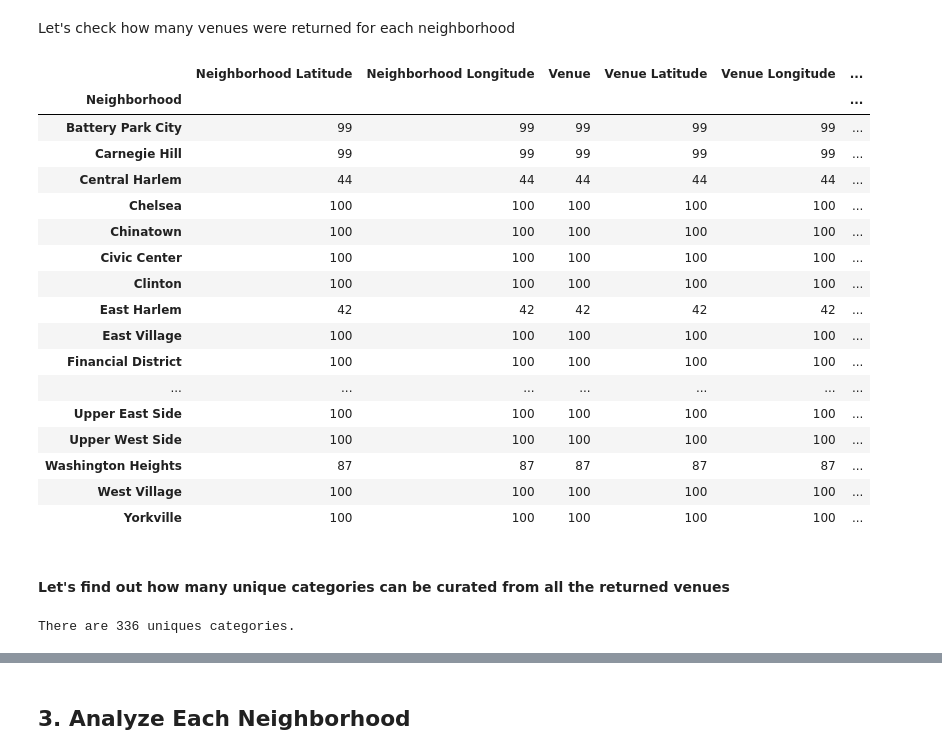
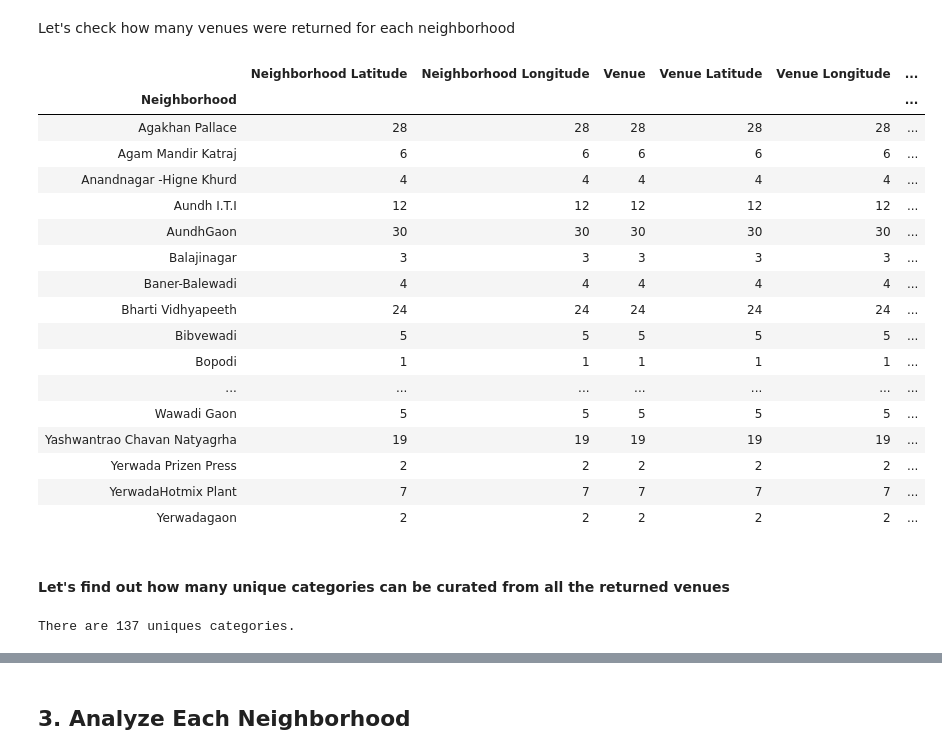
Before and after one commit to IshanDaga/Coursera_Capstone, a Jupyter notebook: DP0701EN-3-3-2-Neighborhoods-New-York-py-v1.0.ipynb, the cells around one changed output, grey strips where cells are left out. Cells and saved outputs as stored; diff of their text form; code cells hidden in the pictures.

```diff
--- a/DP0701EN-3-3-2-Neighborhoods-New-York-py-v1.0.ipynb
+++ b/DP0701EN-3-3-2-Neighborhoods-New-York-py-v1.0.ipynb
@@ -160,11 +238,10 @@ The dataframe has 5 boroughs and 306 neighborhoods.
 # %% [markdown]
 In order to define an instance of the geocoder, we need to define a user_agent. We will name our agent <em>ny_explorer</em>, as shown below.
 # %%
-address = 'New York City, NY'
+address = 'Pune, Maharashtra'
 
-geolocator = Nominatim(user_agent="ny_explorer")
-location = geolocator.geocode(address)
-latitude = location.latitude
-longitude = location.longitude
-print('The geograpical coordinate of New York City are {}, {}.'.format(latitude, longitude))
+geocode_result = gmaps.geocode(address)
+latitude = geocode_result[0]["geometry"]["location"]["lat"]
+longitude = geocode_result[0]["geometry"]["location"]["lng"]
+print('The geograpical coordinates of Pune City are {}, {}.'.format(latitude, longitude))
 # %% [output]
@@ -223,18 +300,0 @@ As we did with all of New York City, let's visualizat Manhattan the neighborhood
-# %%
-# create map of Manhattan using latitude and longitude values
-map_manhattan = folium.Map(location=[latitude, longitude], zoom_start=11)
-
-# add markers to map
-for lat, lng, label in zip(manhattan_data['Latitude'], manhattan_data['Longitude'], manhattan_data['Neighborhood']):
-    label = folium.Popup(label, parse_html=True)
-    folium.CircleMarker(
-        [lat, lng],
-        radius=5,
-        popup=label,
-        color='blue',
-        fill=True,
-        fill_color='#3186cc',
-        fill_opacity=0.7,
-        parse_html=False).add_to(map_manhattan)
-
-map_manhattan
@@ -267,10 +315,10 @@ manhattan_data.loc[0, 'Neighborhood']
 # %% [markdown]
 Get the neighborhood's latitude and longitude values.
 # %%
-neighborhood_latitude = manhattan_data.loc[0, 'Latitude'] # neighborhood latitude value
-neighborhood_longitude = manhattan_data.loc[0, 'Longitude'] # neighborhood longitude value
+neighborhood_latitude = df_loc.loc[0, 'Latitude'] # neighborhood latitude value
+neighborhood_longitude = df_loc.loc[0, 'Longitude'] # neighborhood longitude value
 
-neighborhood_name = manhattan_data.loc[0, 'Neighborhood'] # neighborhood name
+neighborhood_name = df_loc.loc[0, 'Ward Name'] # neighborhood name
 
 print('Latitude and longitude values of {} are {}, {}.'.format(neighborhood_name,
                                                                neighborhood_latitude,
@@ -435,8 +458,8 @@ def getNearbyVenues(names, latitudes, longitudes, radius=500):
 # %%
 # type your answer here
 
-manhattan_venues = getNearbyVenues(names=manhattan_data['Neighborhood'],
-                                   latitudes=manhattan_data['Latitude'],
-                                   longitudes=manhattan_data['Longitude']
+Pune_venues = getNearbyVenues(names=df_loc['Ward Name'],
+                                   latitudes=df_loc['Latitude'],
+                                   longitudes=df_loc['Longitude']
                                   )
 # %% [output]
@@ -473,32 +496,32 @@ manhattan_venues.head()
 # %% [markdown]
 Let's check how many venues were returned for each neighborhood
 # %%
-manhattan_venues.groupby('Neighborhood').count()
+Pune_venues.groupby('Neighborhood').count()
 # %% [output]
 |  | Neighborhood Latitude | Neighborhood Longitude | Venue | Venue Latitude | Venue Longitude | ... |
 | Neighborhood |  |  |  |  |  | ... |
-| Battery Park City | 99 | 99 | 99 | 99 | 99 | ... |
-| Carnegie Hill | 99 | 99 | 99 | 99 | 99 | ... |
-| Central Harlem | 44 | 44 | 44 | 44 | 44 | ... |
-| Chelsea | 100 | 100 | 100 | 100 | 100 | ... |
-| Chinatown | 100 | 100 | 100 | 100 | 100 | ... |
-| Civic Center | 100 | 100 | 100 | 100 | 100 | ... |
-| Clinton | 100 | 100 | 100 | 100 | 100 | ... |
-| East Harlem | 42 | 42 | 42 | 42 | 42 | ... |
-| East Village | 100 | 100 | 100 | 100 | 100 | ... |
-| Financial District | 100 | 100 | 100 | 100 | 100 | ... |
+| Agakhan Pallace | 28 | 28 | 28 | 28 | 28 | ... |
+| Agam Mandir Katraj | 6 | 6 | 6 | 6 | 6 | ... |
+| Anandnagar -Higne Khurd | 4 | 4 | 4 | 4 | 4 | ... |
+| Aundh I.T.I | 12 | 12 | 12 | 12 | 12 | ... |
+| AundhGaon | 30 | 30 | 30 | 30 | 30 | ... |
+| Balajinagar | 3 | 3 | 3 | 3 | 3 | ... |
+| Baner-Balewadi | 4 | 4 | 4 | 4 | 4 | ... |
+| Bharti Vidhyapeeth | 24 | 24 | 24 | 24 | 24 | ... |
+| Bibvewadi | 5 | 5 | 5 | 5 | 5 | ... |
+| Bopodi | 1 | 1 | 1 | 1 | 1 | ... |
 | ... | ... | ... | ... | ... | ... | ... |
-| Upper East Side | 100 | 100 | 100 | 100 | 100 | ... |
-| Upper West Side | 100 | 100 | 100 | 100 | 100 | ... |
-| Washington Heights | 87 | 87 | 87 | 87 | 87 | ... |
-| West Village | 100 | 100 | 100 | 100 | 100 | ... |
-| Yorkville | 100 | 100 | 100 | 100 | 100 | ... |
+| Wawadi Gaon | 5 | 5 | 5 | 5 | 5 | ... |
+| Yashwantrao Chavan Natyagrha | 19 | 19 | 19 | 19 | 19 | ... |
+| Yerwada Prizen Press | 2 | 2 | 2 | 2 | 2 | ... |
+| YerwadaHotmix Plant | 7 | 7 | 7 | 7 | 7 | ... |
+| Yerwadagaon | 2 | 2 | 2 | 2 | 2 | ... |
 # %% [markdown]
 #### Let's find out how many unique categories can be curated from all the returned venues
 # %%
-print('There are {} uniques categories.'.format(len(manhattan_venues['Venue Category'].unique())))
+print('There are {} uniques categories.'.format(len(Pune_venues['Venue Category'].unique())))
 # %% [output]
-There are 336 uniques categories.
+There are 137 uniques categories.
 # %% [markdown]
 <a id='item3'></a>
 # %% [markdown]
```
Also changed, not shown: parts of 41 cells of this notebook, 7 other files.
